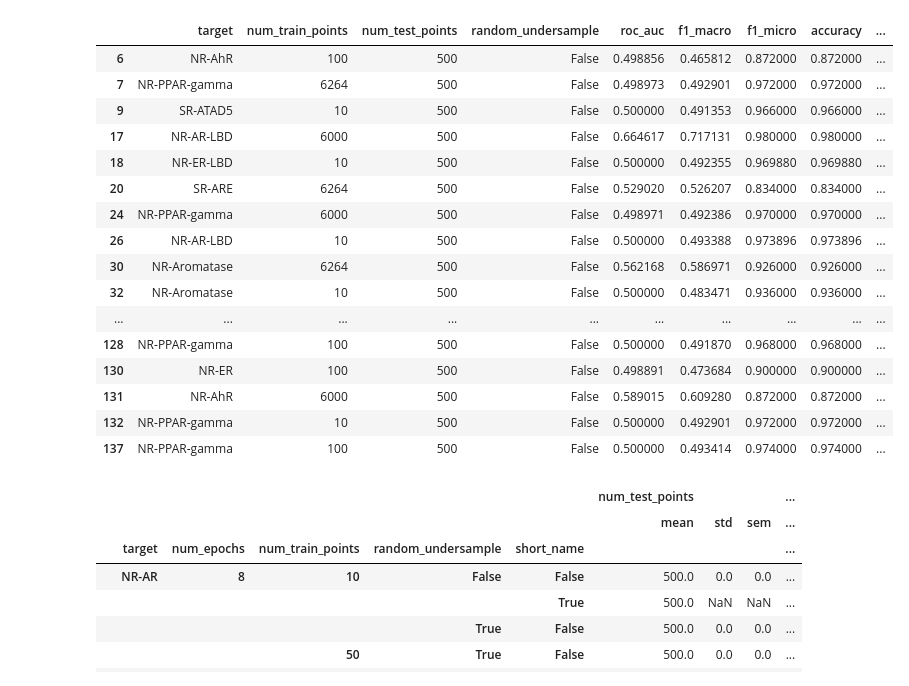
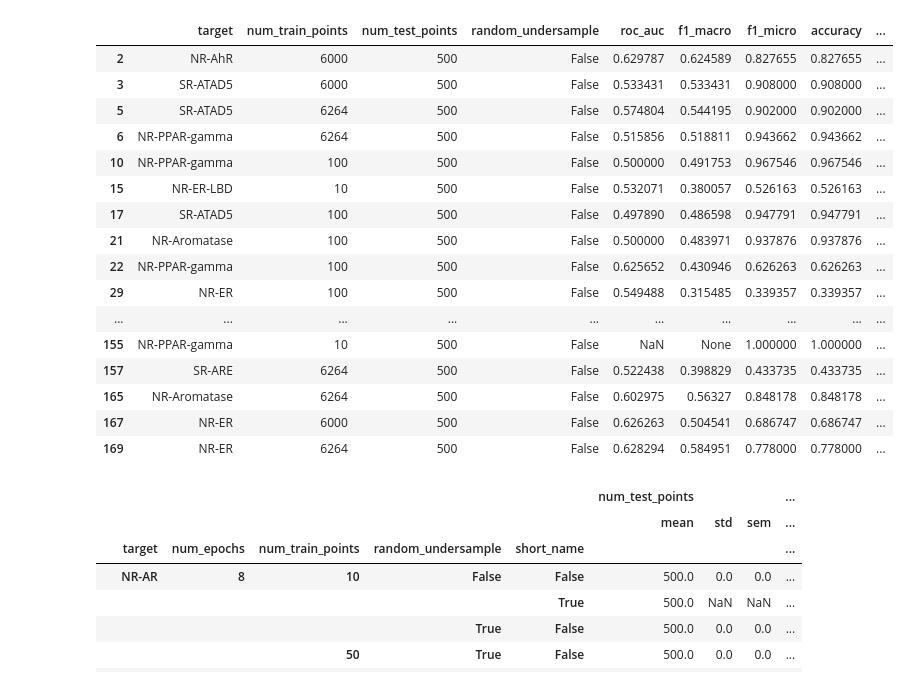
Before and after one commit to kjappelbaum/gptchem, a Jupyter notebook: experiments/03_classification/tox21/explore_results.ipynb, the cells around one changed output. Saved outputs shown, nothing was run; the diff lists cells and outputs as text; code cells hidden in the pictures.

```diff
--- a/experiments/03_classification/tox21/explore_results.ipynb
+++ b/experiments/03_classification/tox21/explore_results.ipynb
@@ -28,6 +28,7 @@ for res in all_results:
     selected_results['kappa'] = res['kappa']
     selected_results['num_epochs'] = res['n_epochs'] if 'n_epochs' in res else 8
     selected_results['short_name'] = res['short_name'] if 'short_name' in res else False
+    selected_results['class_weights'] = res['class_weights'] if 'class_weights' in res else False
 
     compiled_results.append(selected_results)
 # %%
@@ -48,23 +49,23 @@ plt.hist(compiled_results['roc_auc'])
 # %%
-compiled_results.query('short_name == True')
+compiled_results.query('class_weights != False')
 # %% [output]
 |  | target | num_train_points | num_test_points | random_undersample | roc_auc | f1_macro | f1_micro | accuracy | ... |
-| 6 | NR-AhR | 100 | 500 | False | 0.498856 | 0.465812 | 0.872000 | 0.872000 | ... |
-| 7 | NR-PPAR-gamma | 6264 | 500 | False | 0.498973 | 0.492901 | 0.972000 | 0.972000 | ... |
-| 9 | SR-ATAD5 | 10 | 500 | False | 0.500000 | 0.491353 | 0.966000 | 0.966000 | ... |
-| 17 | NR-AR-LBD | 6000 | 500 | False | 0.664617 | 0.717131 | 0.980000 | 0.980000 | ... |
-| 18 | NR-ER-LBD | 10 | 500 | False | 0.500000 | 0.492355 | 0.969880 | 0.969880 | ... |
-| 20 | SR-ARE | 6264 | 500 | False | 0.529020 | 0.526207 | 0.834000 | 0.834000 | ... |
-| 24 | NR-PPAR-gamma | 6000 | 500 | False | 0.498971 | 0.492386 | 0.970000 | 0.970000 | ... |
-| 26 | NR-AR-LBD | 10 | 500 | False | 0.500000 | 0.493388 | 0.973896 | 0.973896 | ... |
-| 30 | NR-Aromatase | 6264 | 500 | False | 0.562168 | 0.586971 | 0.926000 | 0.926000 | ... |
-| 32 | NR-Aromatase | 10 | 500 | False | 0.500000 | 0.483471 | 0.936000 | 0.936000 | ... |
+| 2 | NR-AhR | 6000 | 500 | False | 0.629787 | 0.624589 | 0.827655 | 0.827655 | ... |
+| 3 | SR-ATAD5 | 6000 | 500 | False | 0.533431 | 0.533431 | 0.908000 | 0.908000 | ... |
+| 5 | SR-ATAD5 | 6264 | 500 | False | 0.574804 | 0.544195 | 0.902000 | 0.902000 | ... |
+| 6 | NR-PPAR-gamma | 6264 | 500 | False | 0.515856 | 0.518811 | 0.943662 | 0.943662 | ... |
+| 10 | NR-PPAR-gamma | 100 | 500 | False | 0.500000 | 0.491753 | 0.967546 | 0.967546 | ... |
+| 15 | NR-ER-LBD | 10 | 500 | False | 0.532071 | 0.380057 | 0.526163 | 0.526163 | ... |
+| 17 | SR-ATAD5 | 100 | 500 | False | 0.497890 | 0.486598 | 0.947791 | 0.947791 | ... |
+| 21 | NR-Aromatase | 100 | 500 | False | 0.500000 | 0.483971 | 0.937876 | 0.937876 | ... |
+| 22 | NR-PPAR-gamma | 100 | 500 | False | 0.625652 | 0.430946 | 0.626263 | 0.626263 | ... |
+| 29 | NR-ER | 100 | 500 | False | 0.549488 | 0.315485 | 0.339357 | 0.339357 | ... |
 | ... | ... | ... | ... | ... | ... | ... | ... | ... | ... |
-| 128 | NR-PPAR-gamma | 100 | 500 | False | 0.500000 | 0.491870 | 0.968000 | 0.968000 | ... |
-| 130 | NR-ER | 100 | 500 | False | 0.498891 | 0.473684 | 0.900000 | 0.900000 | ... |
-| 131 | NR-AhR | 6000 | 500 | False | 0.589015 | 0.609280 | 0.872000 | 0.872000 | ... |
-| 132 | NR-PPAR-gamma | 10 | 500 | False | 0.500000 | 0.492901 | 0.972000 | 0.972000 | ... |
-| 137 | NR-PPAR-gamma | 100 | 500 | False | 0.500000 | 0.493414 | 0.974000 | 0.974000 | ... |
+| 155 | NR-PPAR-gamma | 10 | 500 | False | NaN | None | 1.000000 | 1.000000 | ... |
+| 157 | SR-ARE | 6264 | 500 | False | 0.522438 | 0.398829 | 0.433735 | 0.433735 | ... |
+| 165 | NR-Aromatase | 6264 | 500 | False | 0.602975 | 0.56327 | 0.848178 | 0.848178 | ... |
+| 167 | NR-ER | 6000 | 500 | False | 0.626263 | 0.504541 | 0.686747 | 0.686747 | ... |
+| 169 | NR-ER | 6264 | 500 | False | 0.628294 | 0.584951 | 0.778000 | 0.778000 | ... |
 # %%
 compiled_results.groupby(['target', 'num_epochs', 'num_train_points', 'random_undersample', 'short_name']).agg(['mean', 'std', sem, 'count'])
 # %% [output]
```
Also changed, not shown: parts of 2 cells of this notebook, 3 other files.
